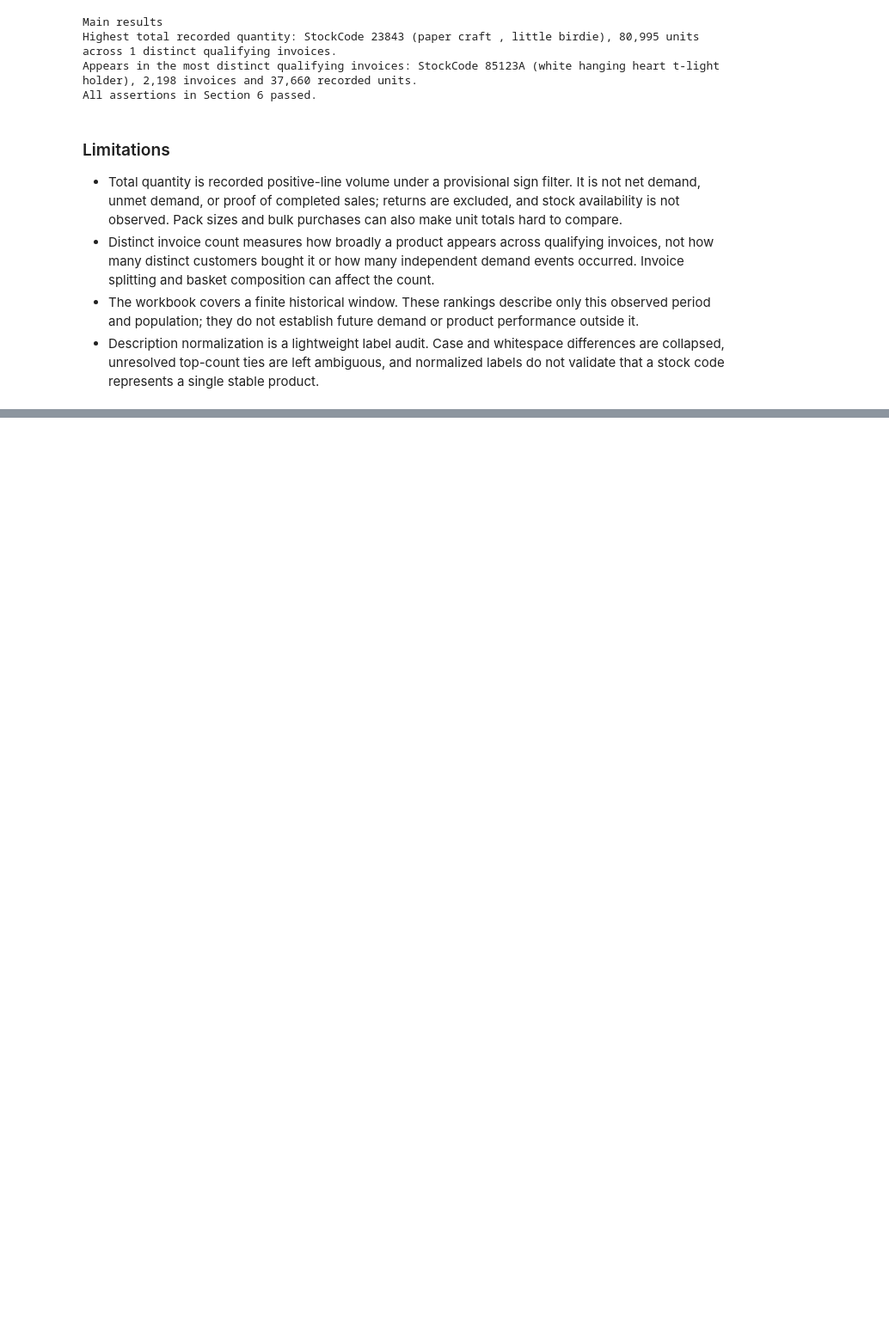
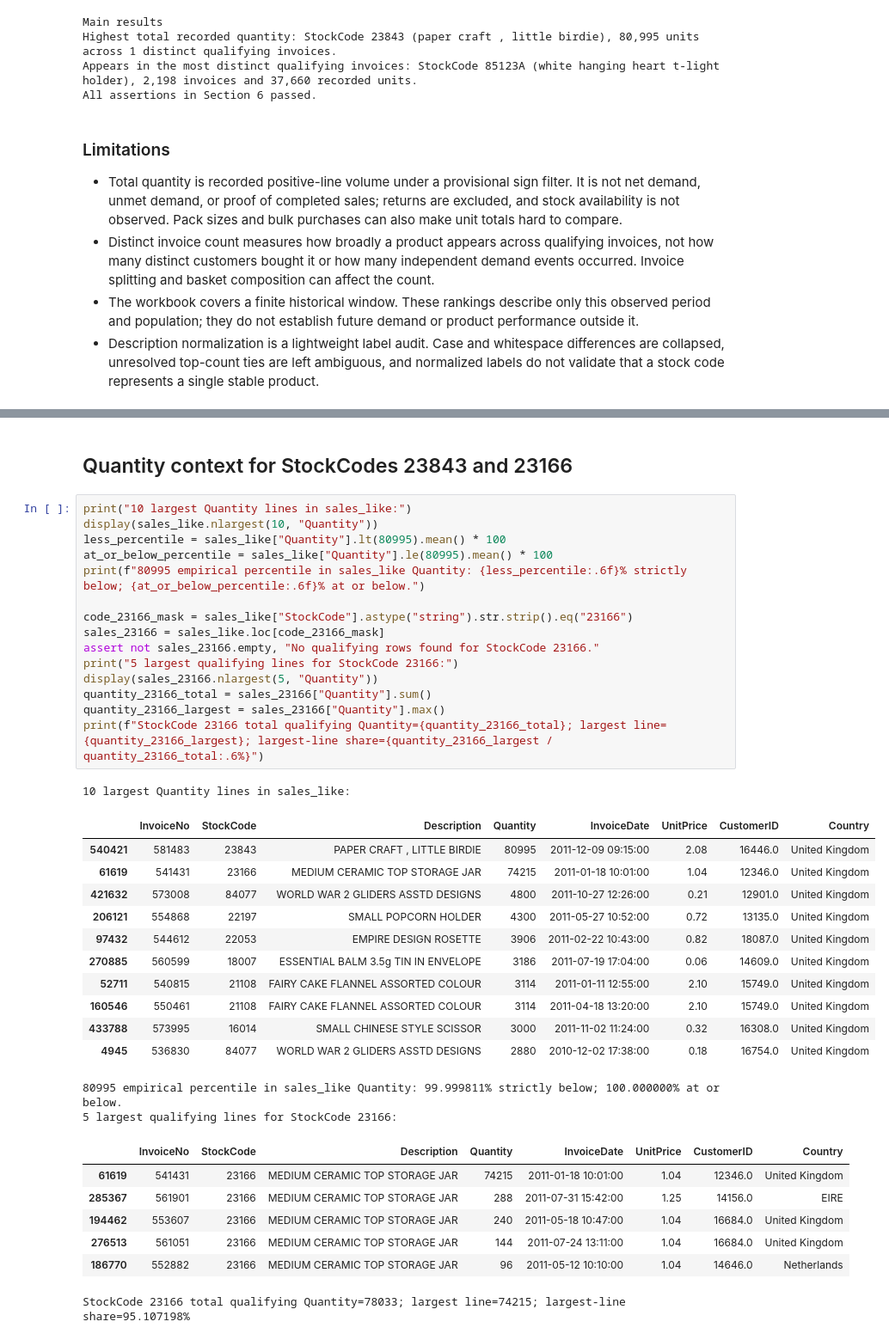
Before and after one commit to Omar-BenAmara/pricing-demand-analysis, a Jupyter notebook: notebooks/02_product_analysis.ipynb, the cells around one changed output, grey strips where cells are left out. Shown at 86% size. Drawn from its saved outputs; the diff is of its cells as text; blank space fills up the shorter version.

```diff
--- a/notebooks/02_product_analysis.ipynb
+++ b/notebooks/02_product_analysis.ipynb
@@ -306,0 +355,39 @@ All assertions in Section 6 passed.
+# %% [markdown]
+## Quantity context for StockCodes 23843 and 23166
+# %%
+print("10 largest Quantity lines in sales_like:")
+display(sales_like.nlargest(10, "Quantity"))
+less_percentile = sales_like["Quantity"].lt(80995).mean() * 100
+at_or_below_percentile = sales_like["Quantity"].le(80995).mean() * 100
+print(f"80995 empirical percentile in sales_like Quantity: {less_percentile:.6f}% strictly below; {at_or_below_percentile:.6f}% at or below.")
+
+code_23166_mask = sales_like["StockCode"].astype("string").str.strip().eq("23166")
+sales_23166 = sales_like.loc[code_23166_mask]
+assert not sales_23166.empty, "No qualifying rows found for StockCode 23166."
+print("5 largest qualifying lines for StockCode 23166:")
+display(sales_23166.nlargest(5, "Quantity"))
+quantity_23166_total = sales_23166["Quantity"].sum()
+quantity_23166_largest = sales_23166["Quantity"].max()
+print(f"StockCode 23166 total qualifying Quantity={quantity_23166_total}; largest line={quantity_23166_largest}; largest-line share={quantity_23166_largest / quantity_23166_total:.6%}")
+# %% [output]
+10 largest Quantity lines in sales_like:
+|  | InvoiceNo | StockCode | Description | Quantity | InvoiceDate | UnitPrice | CustomerID | Country |
+| 540421 | 581483 | 23843 | PAPER CRAFT , LITTLE BIRDIE | 80995 | 2011-12-09 09:15:00 | 2.08 | 16446.0 | United Kingdom |
+| 61619 | 541431 | 23166 | MEDIUM CERAMIC TOP STORAGE JAR | 74215 | 2011-01-18 10:01:00 | 1.04 | 12346.0 | United Kingdom |
+| 421632 | 573008 | 84077 | WORLD WAR 2 GLIDERS ASSTD DESIGNS | 4800 | 2011-10-27 12:26:00 | 0.21 | 12901.0 | United Kingdom |
+| 206121 | 554868 | 22197 | SMALL POPCORN HOLDER | 4300 | 2011-05-27 10:52:00 | 0.72 | 13135.0 | United Kingdom |
+| 97432 | 544612 | 22053 | EMPIRE DESIGN ROSETTE | 3906 | 2011-02-22 10:43:00 | 0.82 | 18087.0 | United Kingdom |
+| 270885 | 560599 | 18007 | ESSENTIAL BALM 3.5g TIN IN ENVELOPE | 3186 | 2011-07-19 17:04:00 | 0.06 | 14609.0 | United Kingdom |
+| 52711 | 540815 | 21108 | FAIRY CAKE FLANNEL ASSORTED COLOUR | 3114 | 2011-01-11 12:55:00 | 2.10 | 15749.0 | United Kingdom |
+| 160546 | 550461 | 21108 | FAIRY CAKE FLANNEL ASSORTED COLOUR | 3114 | 2011-04-18 13:20:00 | 2.10 | 15749.0 | United Kingdom |
+| 433788 | 573995 | 16014 | SMALL CHINESE STYLE SCISSOR | 3000 | 2011-11-02 11:24:00 | 0.32 | 16308.0 | United Kingdom |
+| 4945 | 536830 | 84077 | WORLD WAR 2 GLIDERS ASSTD DESIGNS | 2880 | 2010-12-02 17:38:00 | 0.18 | 16754.0 | United Kingdom |
+80995 empirical percentile in sales_like Quantity: 99.999811% strictly below; 100.000000% at or below.
+5 largest qualifying lines for StockCode 23166:
+|  | InvoiceNo | StockCode | Description | Quantity | InvoiceDate | UnitPrice | CustomerID | Country |
+| 61619 | 541431 | 23166 | MEDIUM CERAMIC TOP STORAGE JAR | 74215 | 2011-01-18 10:01:00 | 1.04 | 12346.0 | United Kingdom |
+| 285367 | 561901 | 23166 | MEDIUM CERAMIC TOP STORAGE JAR | 288 | 2011-07-31 15:42:00 | 1.25 | 14156.0 | EIRE |
+| 194462 | 553607 | 23166 | MEDIUM CERAMIC TOP STORAGE JAR | 240 | 2011-05-18 10:47:00 | 1.04 | 16684.0 | United Kingdom |
+| 276513 | 561051 | 23166 | MEDIUM CERAMIC TOP STORAGE JAR | 144 | 2011-07-24 13:11:00 | 1.04 | 16684.0 | United Kingdom |
+| 186770 | 552882 | 23166 | MEDIUM CERAMIC TOP STORAGE JAR | 96 | 2011-05-12 10:10:00 | 1.04 | 14646.0 | Netherlands |
+StockCode 23166 total qualifying Quantity=78033; largest line=74215; largest-line share=95.107198%
```
Also changed, not shown: parts of 15 cells of this notebook.
